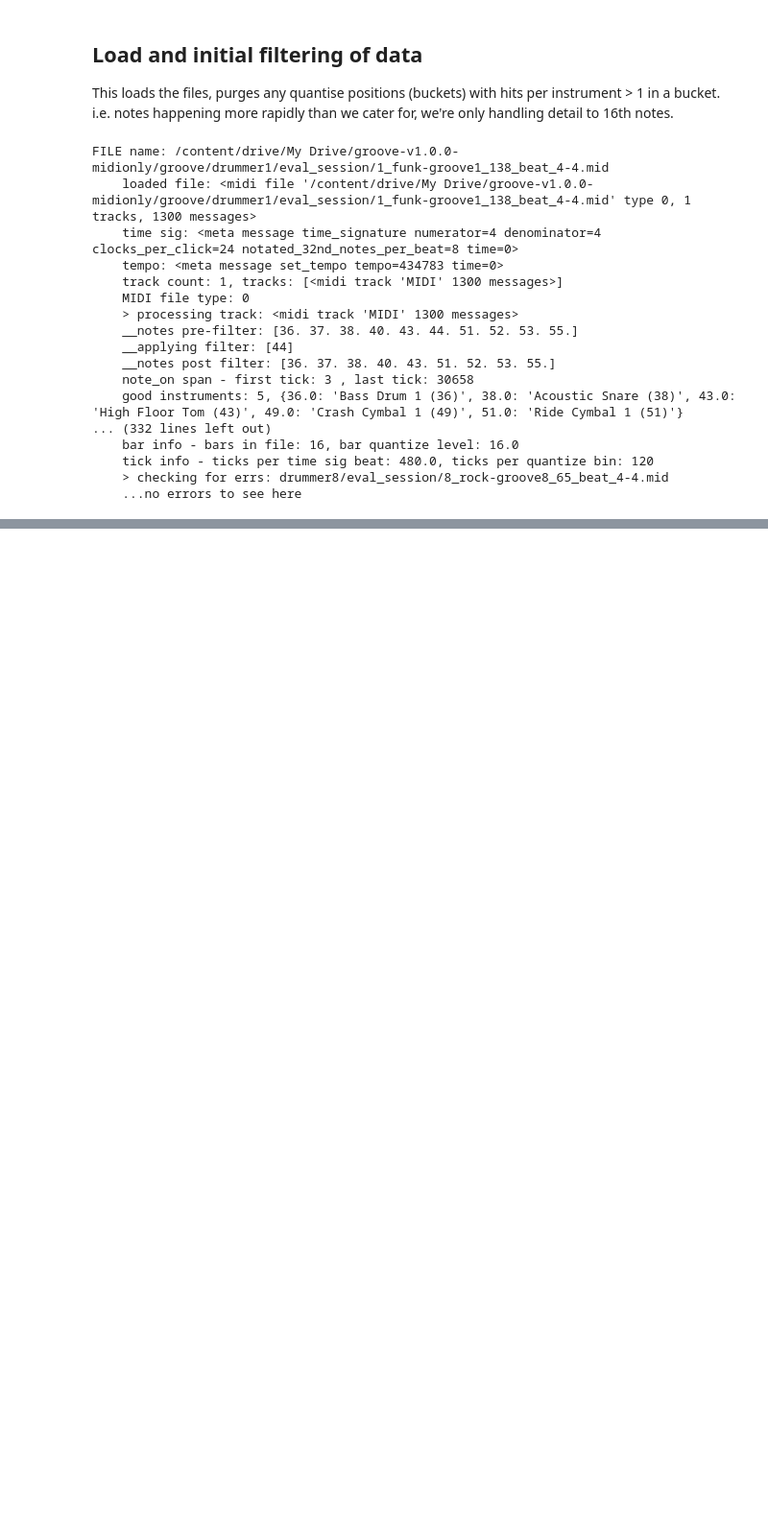
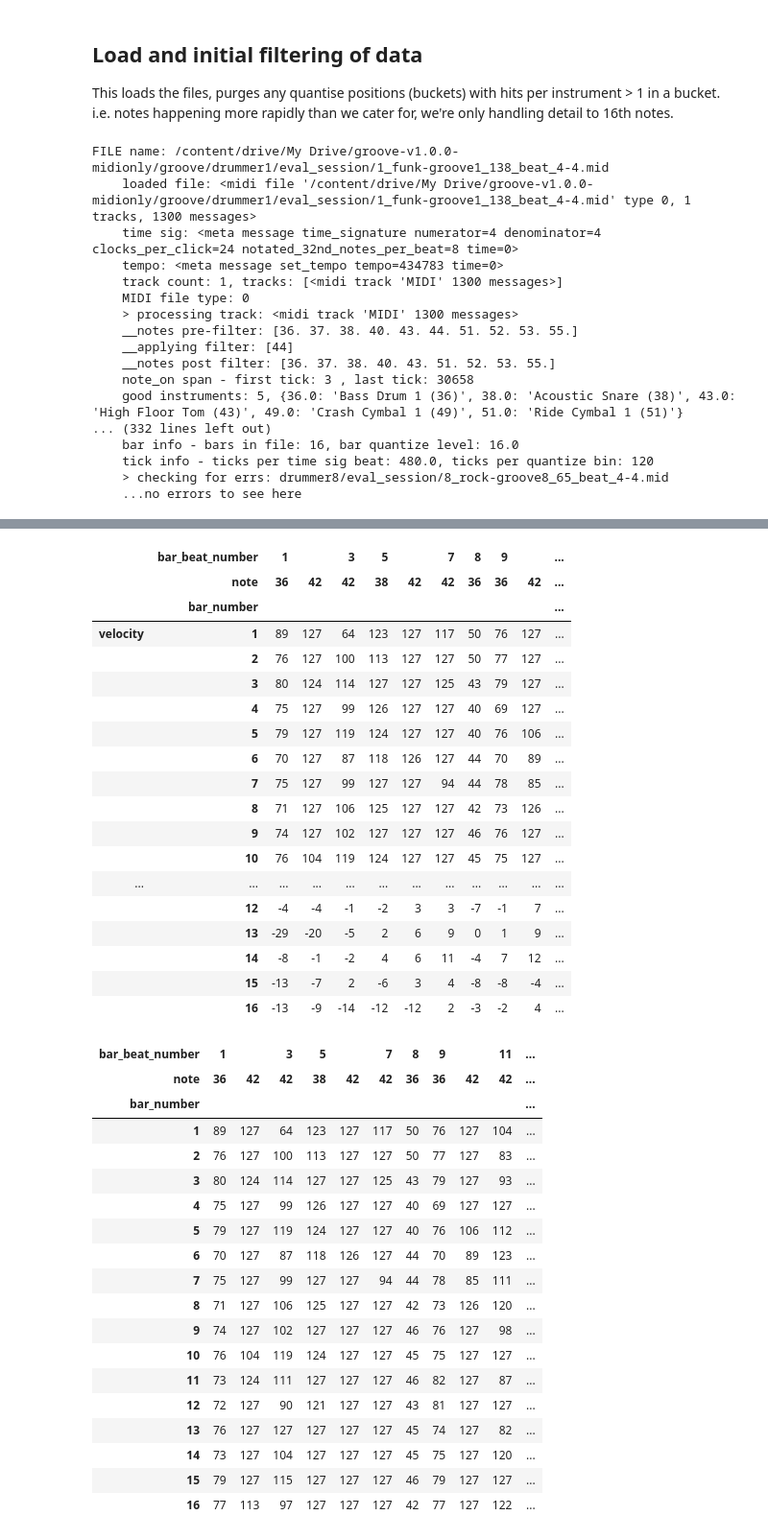
Before and after one commit to curtiscu/LYIT, a Jupyter notebook: BulkVisualisations_1.ipynb, the cells around one changed output, grey strips where cells are left out. Shown at 96% size. Drawn from its saved outputs; the diff is of its cells as text; code cells hidden in the pictures; blank space fills up the shorter version.

```diff
--- a/BulkVisualisations_1.ipynb
+++ b/BulkVisualisations_1.ipynb
@@ -335,0 +377,2 @@ FILE name: /content/drive/My Drive/groove-v1.0.0-midionly/groove/drummer1/eval_s
+# %%
+stats_df = file_df.drop(columns=['bar_beat_number', 'note', 'track_msg_num', 'total_ticks', 'beat_center', 'bar_number' ]).copy()
@@ -335,0 +394,49 @@ FILE name: /content/drive/My Drive/groove-v1.0.0-midionly/groove/drummer1/eval_s
+# %%
+# stats_df.T.stack(0)#.unstack(0).fillna(0)
+idx = pd.IndexSlice
+stats_df_2 = stats_df.T.stack(0).fillna(0).copy()
+display(stats_df_2)
+stats_df_2.loc['velocity',  ]
+stats_df_2.loc['beat_offset',  ]
+#display(stats_df_2.loc['velocity'], ])
+#display(stats_df_2.loc[2])
+#stats_dict.loc[idx[:, 'hits'], ]
+# %% [output]
+|  | bar_beat_number | 1 |  | 3 | 5 |  | 7 | 8 | 9 |  | ... |
+|  | note | 36 | 42 | 42 | 38 | 42 | 42 | 36 | 36 | 42 | ... |
+|  | bar_number |  |  |  |  |  |  |  |  |  | ... |
+| velocity | 1 | 89 | 127 | 64 | 123 | 127 | 117 | 50 | 76 | 127 | ... |
+|  | 2 | 76 | 127 | 100 | 113 | 127 | 127 | 50 | 77 | 127 | ... |
+|  | 3 | 80 | 124 | 114 | 127 | 127 | 125 | 43 | 79 | 127 | ... |
+|  | 4 | 75 | 127 | 99 | 126 | 127 | 127 | 40 | 69 | 127 | ... |
+|  | 5 | 79 | 127 | 119 | 124 | 127 | 127 | 40 | 76 | 106 | ... |
+|  | 6 | 70 | 127 | 87 | 118 | 126 | 127 | 44 | 70 | 89 | ... |
+|  | 7 | 75 | 127 | 99 | 127 | 127 | 94 | 44 | 78 | 85 | ... |
+|  | 8 | 71 | 127 | 106 | 125 | 127 | 127 | 42 | 73 | 126 | ... |
+|  | 9 | 74 | 127 | 102 | 127 | 127 | 127 | 46 | 76 | 127 | ... |
+|  | 10 | 76 | 104 | 119 | 124 | 127 | 127 | 45 | 75 | 127 | ... |
+| ... | ... | ... | ... | ... | ... | ... | ... | ... | ... | ... | ... |
+|  | 12 | -4 | -4 | -1 | -2 | 3 | 3 | -7 | -1 | 7 | ... |
+|  | 13 | -29 | -20 | -5 | 2 | 6 | 9 | 0 | 1 | 9 | ... |
+|  | 14 | -8 | -1 | -2 | 4 | 6 | 11 | -4 | 7 | 12 | ... |
+|  | 15 | -13 | -7 | 2 | -6 | 3 | 4 | -8 | -8 | -4 | ... |
+|  | 16 | -13 | -9 | -14 | -12 | -12 | 2 | -3 | -2 | 4 | ... |
+| bar_beat_number | 1 |  | 3 | 5 |  | 7 | 8 | 9 |  | 11 | ... |
+| note | 36 | 42 | 42 | 38 | 42 | 42 | 36 | 36 | 42 | 42 | ... |
+| bar_number |  |  |  |  |  |  |  |  |  |  | ... |
+| 1 | 89 | 127 | 64 | 123 | 127 | 117 | 50 | 76 | 127 | 104 | ... |
+| 2 | 76 | 127 | 100 | 113 | 127 | 127 | 50 | 77 | 127 | 83 | ... |
+| 3 | 80 | 124 | 114 | 127 | 127 | 125 | 43 | 79 | 127 | 93 | ... |
+| 4 | 75 | 127 | 99 | 126 | 127 | 127 | 40 | 69 | 127 | 127 | ... |
+| 5 | 79 | 127 | 119 | 124 | 127 | 127 | 40 | 76 | 106 | 112 | ... |
+| 6 | 70 | 127 | 87 | 118 | 126 | 127 | 44 | 70 | 89 | 123 | ... |
+| 7 | 75 | 127 | 99 | 127 | 127 | 94 | 44 | 78 | 85 | 111 | ... |
+| 8 | 71 | 127 | 106 | 125 | 127 | 127 | 42 | 73 | 126 | 120 | ... |
+| 9 | 74 | 127 | 102 | 127 | 127 | 127 | 46 | 76 | 127 | 98 | ... |
+| 10 | 76 | 104 | 119 | 124 | 127 | 127 | 45 | 75 | 127 | 127 | ... |
+| 11 | 73 | 124 | 111 | 127 | 127 | 127 | 46 | 82 | 127 | 87 | ... |
+| 12 | 72 | 127 | 90 | 121 | 127 | 127 | 43 | 81 | 127 | 127 | ... |
+| 13 | 76 | 127 | 127 | 127 | 127 | 127 | 45 | 74 | 127 | 82 | ... |
+| 14 | 73 | 127 | 104 | 127 | 127 | 127 | 45 | 75 | 127 | 120 | ... |
+| 15 | 79 | 127 | 115 | 127 | 127 | 127 | 46 | 79 | 127 | 127 | ... |
+| 16 | 77 | 113 | 97 | 127 | 127 | 127 | 42 | 77 | 127 | 122 | ... |
```
Also changed, not shown: parts of 21 cells of this notebook.
